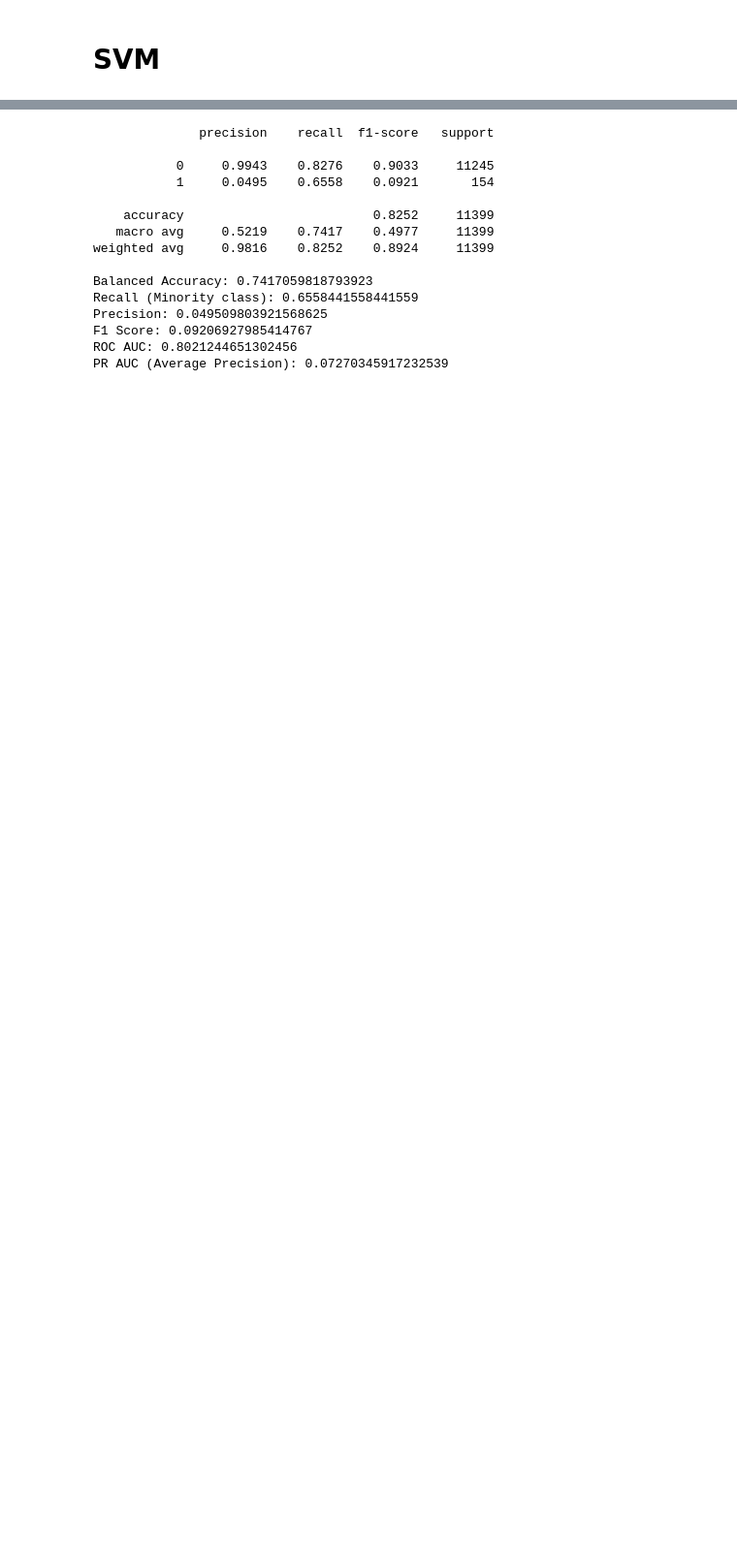
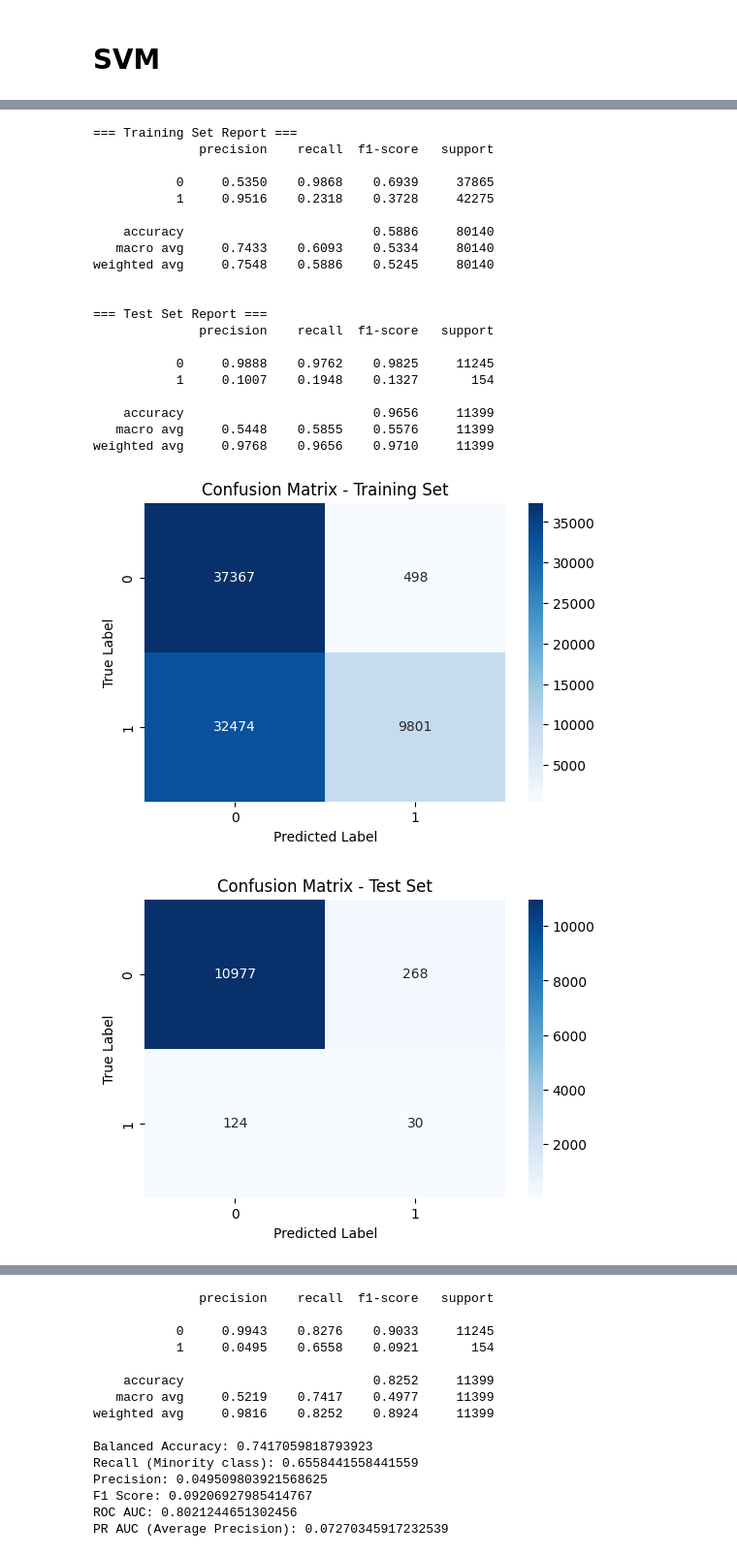
Before and after one commit to AliaksandraLabko/ML, a Jupyter notebook: SVM_final.ipynb, the cells around one changed output, grey strips where cells are left out. Shown at 97% size. Cells and saved outputs as stored; diff of their text form; code cells hidden in the pictures; blank space fills up the shorter version.

```diff
--- a/SVM_final.ipynb
+++ b/SVM_final.ipynb
@@ -746,0 +754,19 @@ Recall: 0.6623376623376623
+# %%
+from sklearn.metrics import precision_recall_curve, classification_report
+
+# Get probabilities
+y_probs = model.predict_proba(X_test)[:, 1]
+
+# Get precision-recall pairs
+precision, recall, thresholds = precision_recall_curve(y_test, y_probs)
+
+# Compute F1 and select best threshold
+f1_scores = 2 * (precision * recall) / (precision + recall + 1e-6)
+best_thresh = thresholds[np.argmax(f1_scores)]
+print(f"Best threshold: {best_thresh:.3f}")
+
+# Apply threshold
+y_pred_thresh = (y_probs >= best_thresh).astype(int)
+
+# Evaluate
+print(classification_report(y_test, y_pred_thresh, digits=4))
@@ -747,3 +783,64 @@ Recall: 0.6623376623376623
+# %%
+from sklearn.metrics import confusion_matrix, classification_report
+import seaborn as sns
+import matplotlib.pyplot as plt
+import numpy as np
+
+# Function to plot confusion matrix
+def plot_confusion_matrix(cm, title, labels=[0, 1]):
+    plt.figure(figsize=(6, 4))
+    sns.heatmap(cm, annot=True, fmt='d', cmap='Blues',
+                xticklabels=labels, yticklabels=labels)
+    plt.xlabel('Predicted Label')
+    plt.ylabel('True Label')
+    plt.title(title)
+    plt.show()
+
+# Predict on resampled training set
+y_train_probs = model.predict_proba(X_train_resampled)[:, 1]
+y_train_pred = (y_train_probs >= best_thresh).astype(int)
+
+# Predict on test set
+y_test_probs = model.predict_proba(X_test)[:, 1]
+y_test_pred = (y_test_probs >= best_thresh).astype(int)
+
+# Confusion matrices
+cm_train = confusion_matrix(y_train_resampled, y_train_pred)
+cm_test = confusion_matrix(y_test, y_test_pred)
+
+# Classification reports
+print("=== Training Set Report ===")
+print(classification_report(y_train_resampled, y_train_pred, digits=4))
+
+print("\n=== Test Set Report ===")
+print(classification_report(y_test, y_test_pred, digits=4))
+
+# Plot confusion matrices
+plot_confusion_matrix(cm_train, title="Confusion Matrix - Training Set")
+plot_confusion_matrix(cm_test, title="Confusion Matrix - Test Set")
+# %% [output]
+=== Training Set Report ===
+              precision    recall  f1-score   support
+
+           0     0.5350    0.9868    0.6939     37865
+           1     0.9516    0.2318    0.3728     42275
+
+    accuracy                         0.5886     80140
+   macro avg     0.7433    0.6093    0.5334     80140
+weighted avg     0.7548    0.5886    0.5245     80140
+
+
+=== Test Set Report ===
+              precision    recall  f1-score   support
+
+           0     0.9888    0.9762    0.9825     11245
+           1     0.1007    0.1948    0.1327       154
+
+    accuracy                         0.9656     11399
+   macro avg     0.5448    0.5855    0.5576     11399
+weighted avg     0.9768    0.9656    0.9710     11399
+[figure, added]
+[figure, added]
 # %%
 # Get predictions for both sets
 
```
Also changed, not shown: parts of 12 cells of this notebook.
